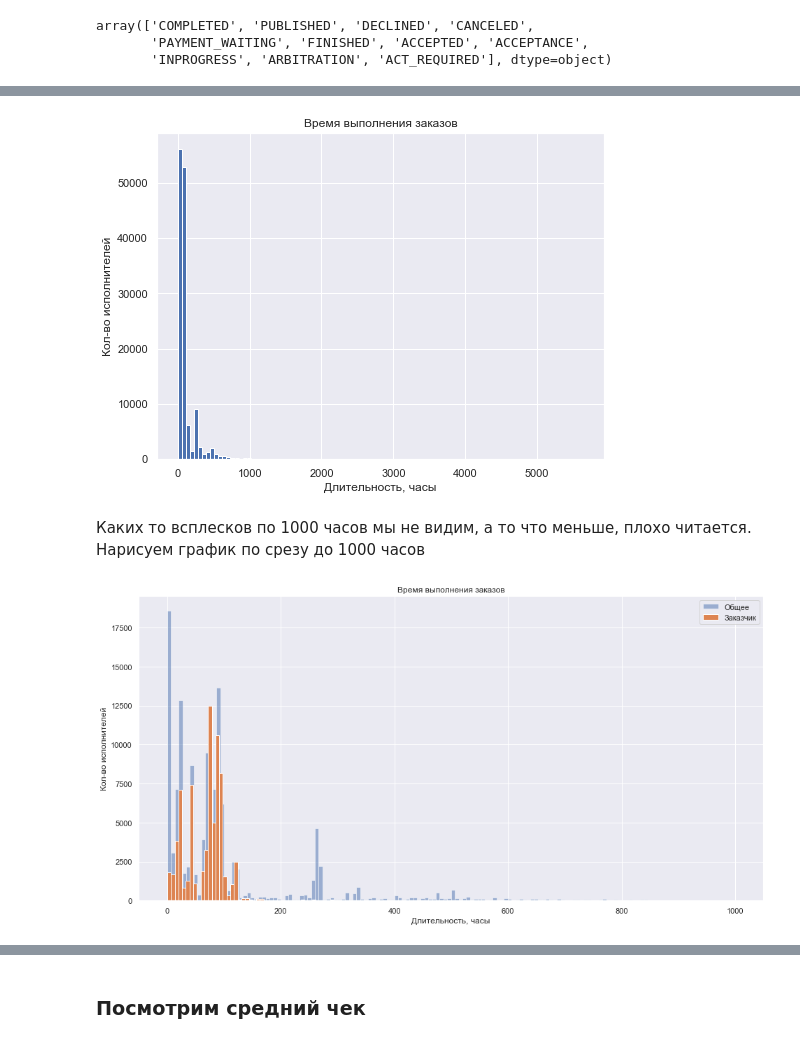
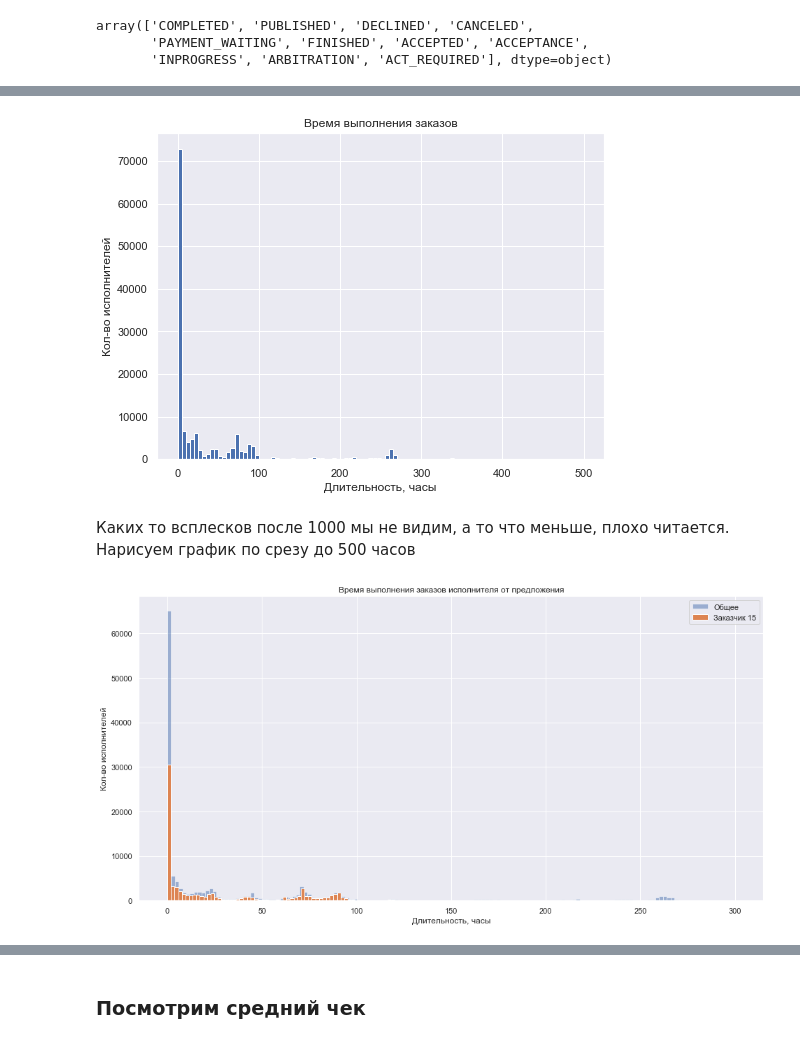
Before and after one commit to Kargot555/qugo_jobs, a Jupyter notebook: 02_2022/analis_20-01-2022.ipynb, the cells around one changed output, grey strips where cells are left out. Saved outputs shown, nothing was run; the diff lists cells and outputs as text; code cells hidden in the pictures.

```diff
--- a/02_2022/analis_20-01-2022.ipynb
+++ b/02_2022/analis_20-01-2022.ipynb
@@ -1904,0 +1912,3 @@ jobOffers.query('jobID == 156651')
+# %%
+# оставим только завершённые заказы, подтверждённые с обеих сторон
+offers_end = jobOffers.query('stateID in ("COMPLETED","FINISHED")').reset_index()
@@ -1904,0 +1931,3 @@ jobOffers.query('jobID == 156651')
+# %%
+# переименуем нужные нам столбцы для дальнейшего слияния
+offers_end = offers_end.rename(columns={'createDate':'offercreateDate','createDay':'offercreateDay'})
@@ -1904,0 +1941,4 @@ jobOffers.query('jobID == 156651')
+# %%
+# присоединим дату отклика и выполнения заказа к таблице с заказами
+jobs_time = jobs.merge(offers_end[['jobID','finishExecuteDate','finishExecuteDay','offercreateDate','offercreateDay','cancelDate']],
+                                   left_on='id', right_on='jobID')
@@ -1905,7 +2022,8 @@ jobOffers.query('jobID == 156651')
 # %%
 # посчитаем время, затраченное на выполнение каждого заказа
+# отнимем от finishExecuteDate offercreateDate
 jobs_time['working_hours'] = (
-    jobs_time['paymentDate'] - jobs_time['createDate']
+    jobs_time['finishExecuteDate'] - jobs_time['offercreateDate']
 ).dt.total_seconds()/3600
 # %%
 jobs_time.head()
@@ -1919,25 +2052,25 @@ jobs_time.head()
 # %%
 # построим гистрграмму
 plt.figure(figsize=(8,6))
-jobs_time['working_hours'].hist(bins=100)
+jobs_time.query('working_hours < 500')['working_hours'].hist(bins=100)
 plt.title('Время выполнения заказов')
 plt.ylabel('Кол-во исполнителей')
 plt.xlabel('Длительность, часы')
 plt.show()
 # %% [output]
-[figure, old version]
+[figure, new version]
 # %% [markdown]
-Каких то всплесков по 1000 часов мы не видим, а то что меньше, плохо читается. Нарисуем график по срезу до 1000 часов
+Каких то всплесков после 1000  мы не видим, а то что меньше, плохо читается. Нарисуем график по срезу до 500 часов
 # %%
 # построим гистограмму
 # наложим на общие значения данные по 15 id заказчика
 plt.figure(figsize=(16,8))
-jobs_time.query('working_hours <= 1000')['working_hours'].hist(bins=150, alpha=0.5, label='Общее')
-jobs_time.query('working_hours <= 1000 and accountID == 15')['working_hours'].hist(bins=150, label='Заказчик')
-plt.title('Время выполнения заказов')
+jobs_time.query('working_hours <= 300')['working_hours'].hist(bins=150, alpha=0.5, label='Общее')
+jobs_time.query('working_hours <= 300 and accountID == 15')['working_hours'].hist(bins=150, label='Заказчик 15')
+plt.title('Время выполнения заказов исполнителя от предложения')
 plt.ylabel('Кол-во исполнителей')
 plt.xlabel('Длительность, часы')
 plt.legend(loc='upper right')
 plt.show()
 # %% [output]
-[figure, old version]
+[figure, new version]
```
Also changed, not shown: parts of 60 cells of this notebook.
